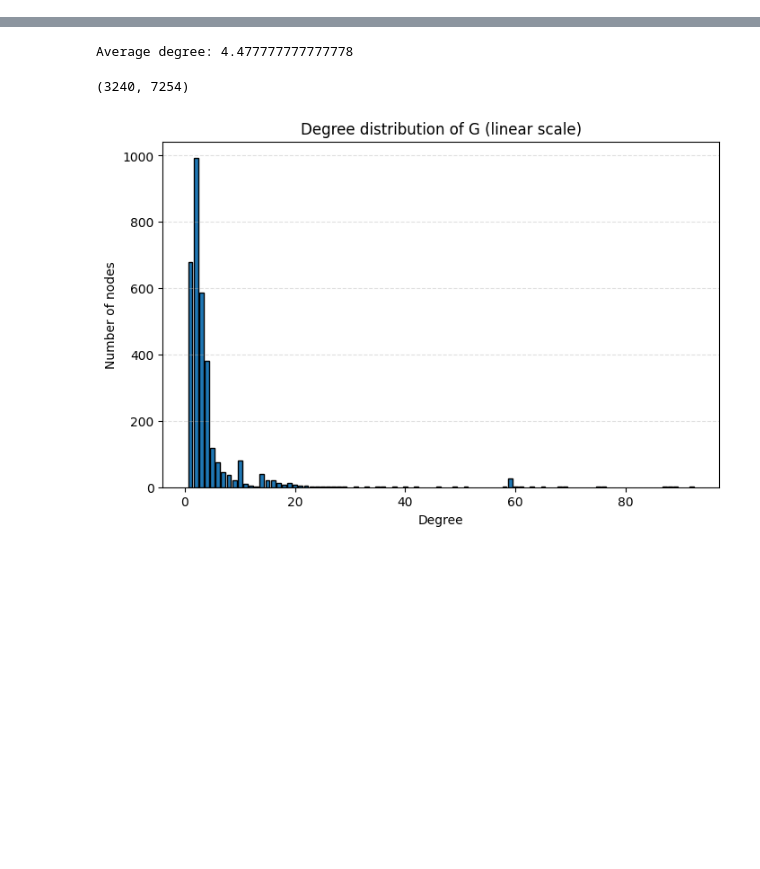
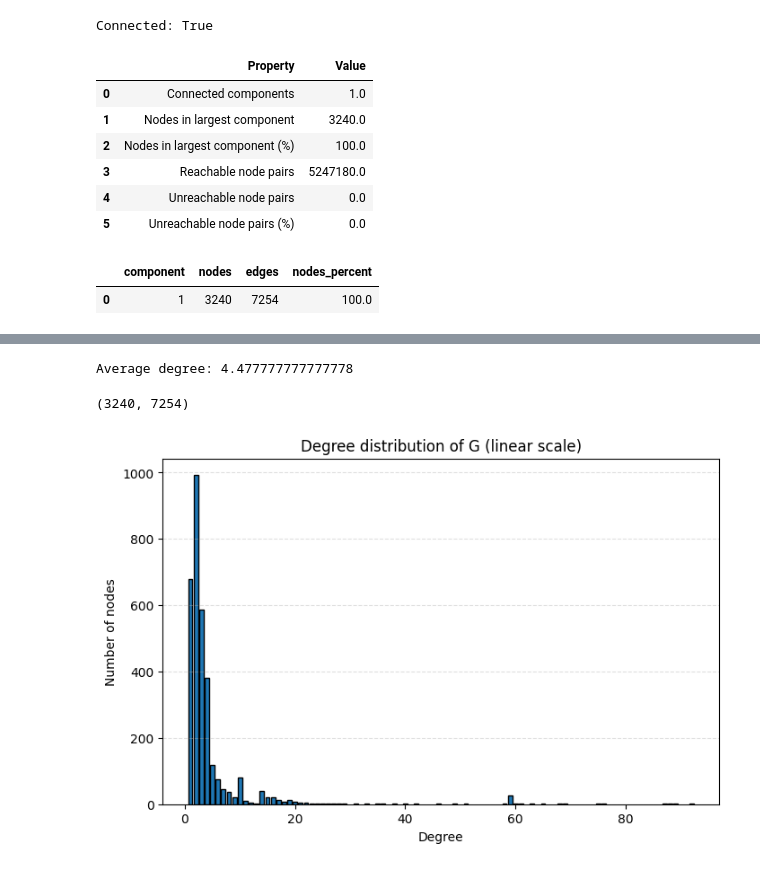
Before and after one commit to SamSaladino/Effective-Topological-Coverage-ETC, a Jupyter notebook: notebooks/00_HUMAN1_properties.ipynb, the cells around one changed output, grey strips where cells are left out. Drawn from its saved outputs; the diff is of its cells as text; code cells hidden in the pictures; blank space fills up the shorter version.

```diff
--- a/notebooks/00_HUMAN1_properties.ipynb
+++ b/notebooks/00_HUMAN1_properties.ipynb
@@ -15,0 +90,63 @@ G = nx.read_gml(gml_path)
+# %%
+components = sorted(
+    nx.connected_components(G),
+    key=len,
+    reverse=True,
+)
+
+is_connected = len(components) == 1
+
+component_table = pd.DataFrame([
+    {
+        "component": rank,
+        "nodes": len(nodes),
+        "edges": G.subgraph(nodes).number_of_edges(),
+        "nodes_percent": 100 * len(nodes) / n_nodes,
+    }
+    for rank, nodes in enumerate(components, start=1)
+])
+
+component_of_node = {
+    node: rank
+    for rank, nodes in enumerate(components, start=1)
+    for node in nodes
+}
+
+node_stats["component"] = node_stats["node"].map(component_of_node)
+
+possible_pairs = n_nodes * (n_nodes - 1) // 2
+
+reachable_pairs = sum(
+    len(component) * (len(component) - 1) // 2
+    for component in components
+)
+
+unreachable_pairs = possible_pairs - reachable_pairs
+
+component_stats = {
+    "Connected components": len(components),
+    "Nodes in largest component": len(components[0]),
+    "Nodes in largest component (%)": 100 * len(components[0]) / n_nodes,
+    "Reachable node pairs": reachable_pairs,
+    "Unreachable node pairs": unreachable_pairs,
+    "Unreachable node pairs (%)": 100 * unreachable_pairs / possible_pairs,
+}
+
+print(f"Connected: {is_connected}")
+
+display(
+    pd.DataFrame(component_stats.items(), columns=["Property", "Value"])
+)
+
+display(component_table.head(20))  # The complete table is retained.
+# %% [output]
+Connected: True
+|  | Property | Value |
+| 0 | Connected components | 1.0 |
+| 1 | Nodes in largest component | 3240.0 |
+| 2 | Nodes in largest component (%) | 100.0 |
+| 3 | Reachable node pairs | 5247180.0 |
+| 4 | Unreachable node pairs | 0.0 |
+| 5 | Unreachable node pairs (%) | 0.0 |
+|  | component | nodes | edges | nodes_percent |
+| 0 | 1 | 3240 | 7254 | 100.0 |
```
Also changed, not shown: parts of 7 cells of this notebook, 1 other file.
